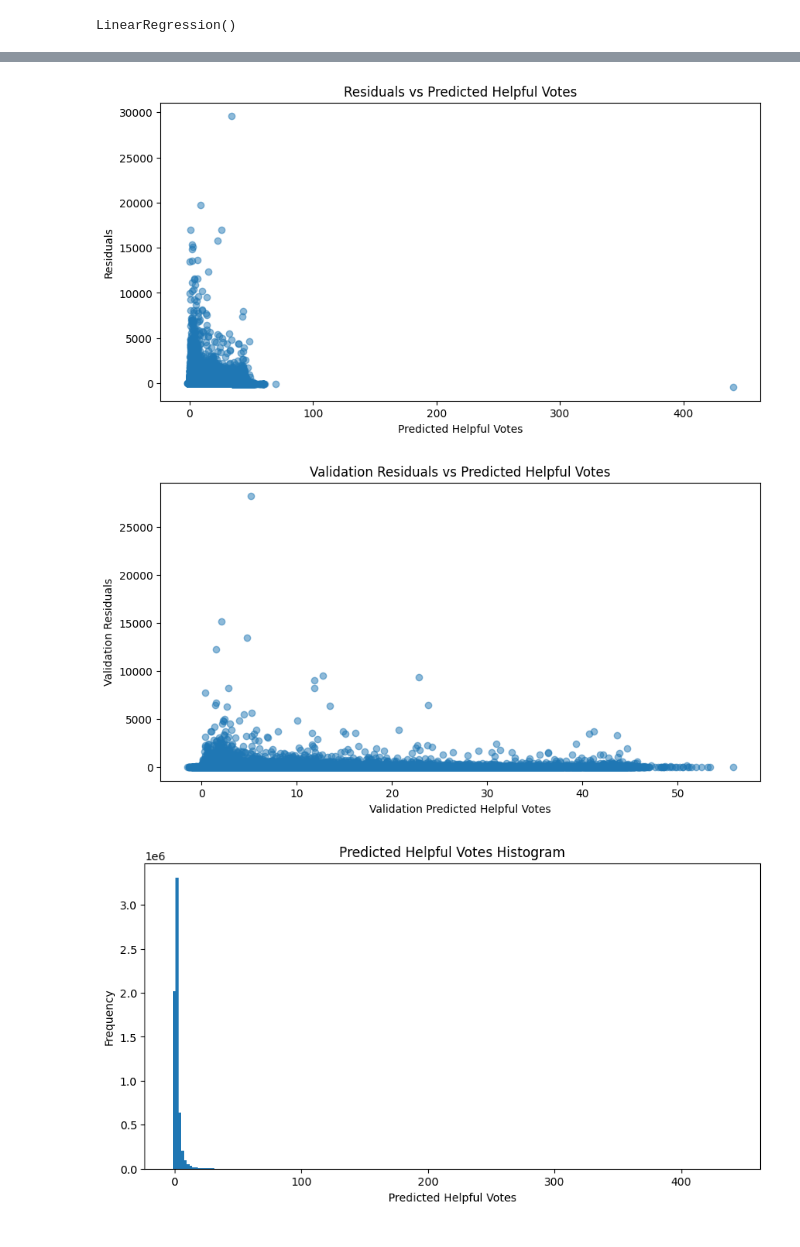
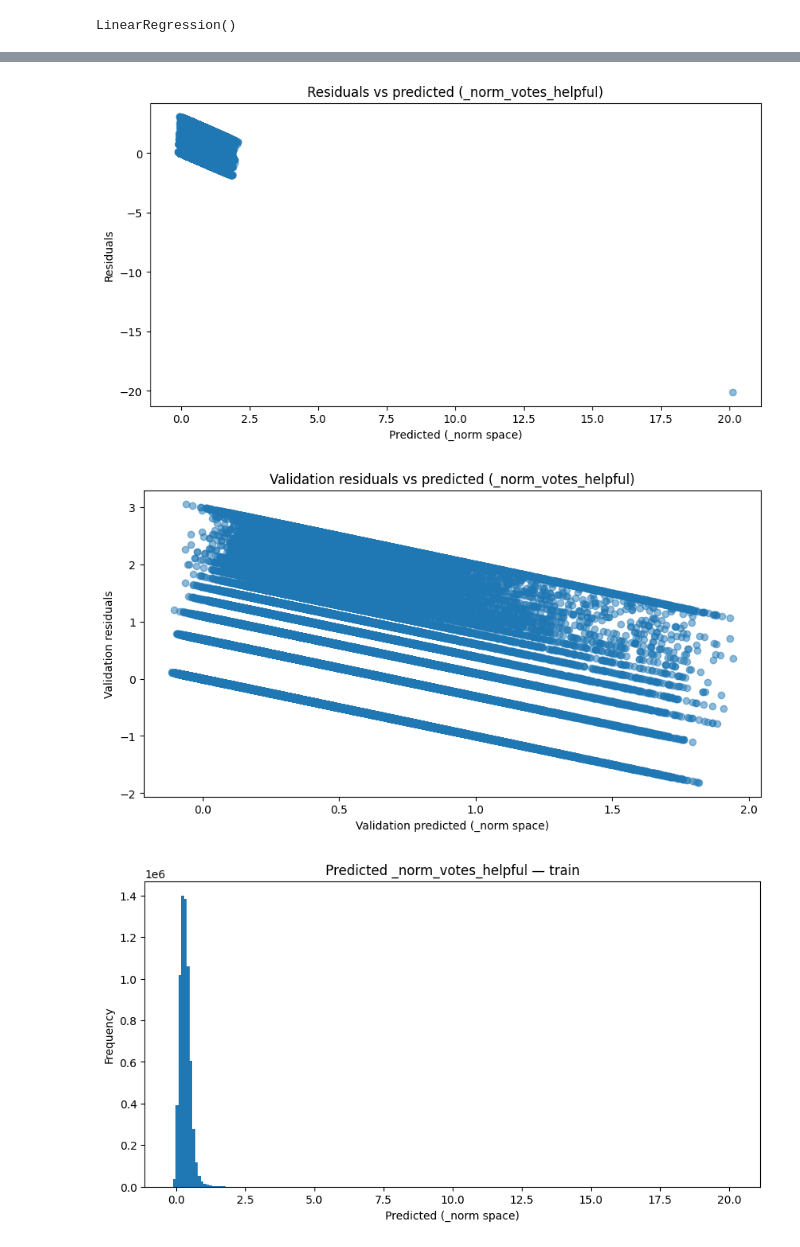
Before and after one commit to rreuther8/steam-review-ml, a Jupyter notebook: notebooks/models/model_001_linreg__votes_helpful.ipynb, the cells around one changed output, grey strips where cells are left out. Saved outputs shown, nothing was run; the diff lists cells and outputs as text; code cells hidden in the pictures.

Commit message:
Adding fields to pipeline

```diff
--- a/notebooks/models/model_001_linreg__votes_helpful.ipynb
+++ b/notebooks/models/model_001_linreg__votes_helpful.ipynb
@@ -111,17 +168,21 @@ Index(['review_id', 'app_id', 'app_name', 'author.steamid', 'review',
 # instantiate linear regression model
 linreg = LinearRegression()
 
+# Use train-fitted normalization columns for numerics that have them; keep raw
+# for booleans, timestamps, review_length_chars (no _norm rule in pipeline).
 training_cols = [
-    'author.num_games_owned',
-    'author.num_reviews', 'author.playtime_last_two_weeks',
-    'author.playtime_at_review', 'steam_purchase', 'received_for_free',
+    '_norm_author__num_games_owned',
+    '_norm_author__num_reviews',
+    '_norm_author__playtime_last_two_weeks',
+    '_norm_author__playtime_at_review',
+    'steam_purchase', 'received_for_free',
     'written_during_early_access', 'timestamp_created',
     'author.last_played', 'review_length_chars',
-    'review_word_count'
+    '_norm_review_word_count',
 ]
 linreg.fit(
     X=df_train[training_cols],
-    y=df_train['votes_helpful']
+    y=df_train['_norm_votes_helpful'],
 )
 # %% [output]
 LinearRegression()
@@ -211,31 +305,39 @@ plt.show()
 # %%
-# plot residuals
+# plot residuals (_norm_votes_helpful - pred)
 plt.figure(figsize=(10, 5))
-plt.scatter(df_train['votes_helpful_pred'], df_train['votes_helpful'] - df_train['votes_helpful_pred'], alpha=0.5)
-plt.xlabel('Predicted Helpful Votes')
+plt.scatter(
+    df_train['votes_helpful_pred'],
+    df_train['_norm_votes_helpful'] - df_train['votes_helpful_pred'],
+    alpha=0.5,
+)
+plt.xlabel('Predicted (_norm space)')
 plt.ylabel('Residuals')
-plt.title('Residuals vs Predicted Helpful Votes')
+plt.title('Residuals vs predicted (_norm_votes_helpful)')
 plt.show()
 # %% [output]
-[figure, old version]
+[figure, new version]
 # %%
-#plot val residuals
+# plot val residuals
 plt.figure(figsize=(10, 5))
-plt.scatter(df_val['votes_helpful_pred'], df_val['votes_helpful'] - df_val['votes_helpful_pred'], alpha=0.5)
-plt.xlabel('Validation Predicted Helpful Votes')
-plt.ylabel('Validation Residuals')
-plt.title('Validation Residuals vs Predicted Helpful Votes')
+plt.scatter(
+    df_val['votes_helpful_pred'],
+    df_val['_norm_votes_helpful'] - df_val['votes_helpful_pred'],
+    alpha=0.5,
+)
+plt.xlabel('Validation predicted (_norm space)')
+plt.ylabel('Validation residuals')
+plt.title('Validation residuals vs predicted (_norm_votes_helpful)')
 plt.show()
 # %% [output]
-[figure, old version]
+[figure, new version]
 # %%
-# plot predicted helpful votes from training data as a histogram
+# histogram of predictions (_norm space)
 plt.figure(figsize=(10, 5))
 plt.hist(df_train['votes_helpful_pred'], bins=200)
-plt.xlabel('Predicted Helpful Votes')
+plt.xlabel('Predicted (_norm space)')
 plt.ylabel('Frequency')
-plt.title('Predicted Helpful Votes Histogram')
+plt.title('Predicted _norm_votes_helpful — train')
 plt.show()
 # %% [output]
-[figure, old version]
+[figure, new version]
 # %%
```
Also changed, not shown: parts of 41 cells of this notebook, 17 other files.
